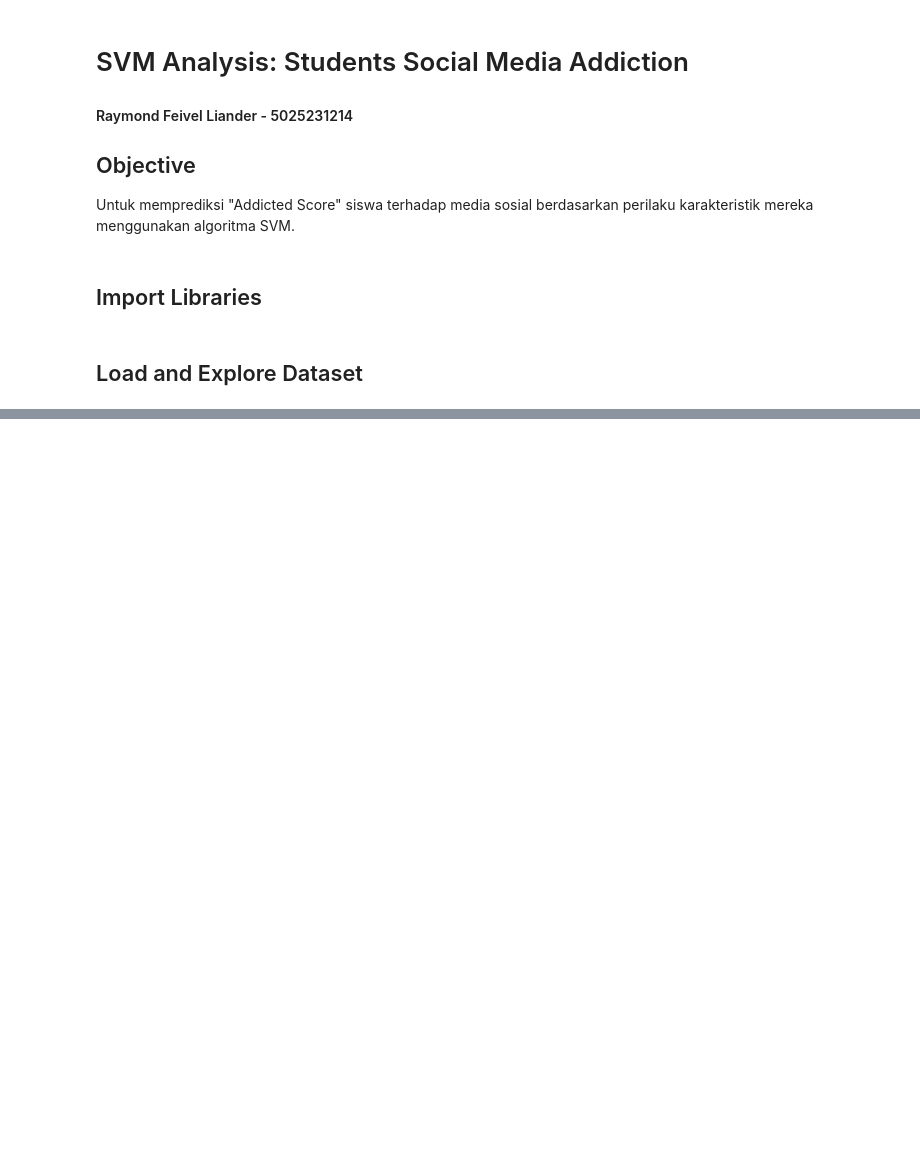
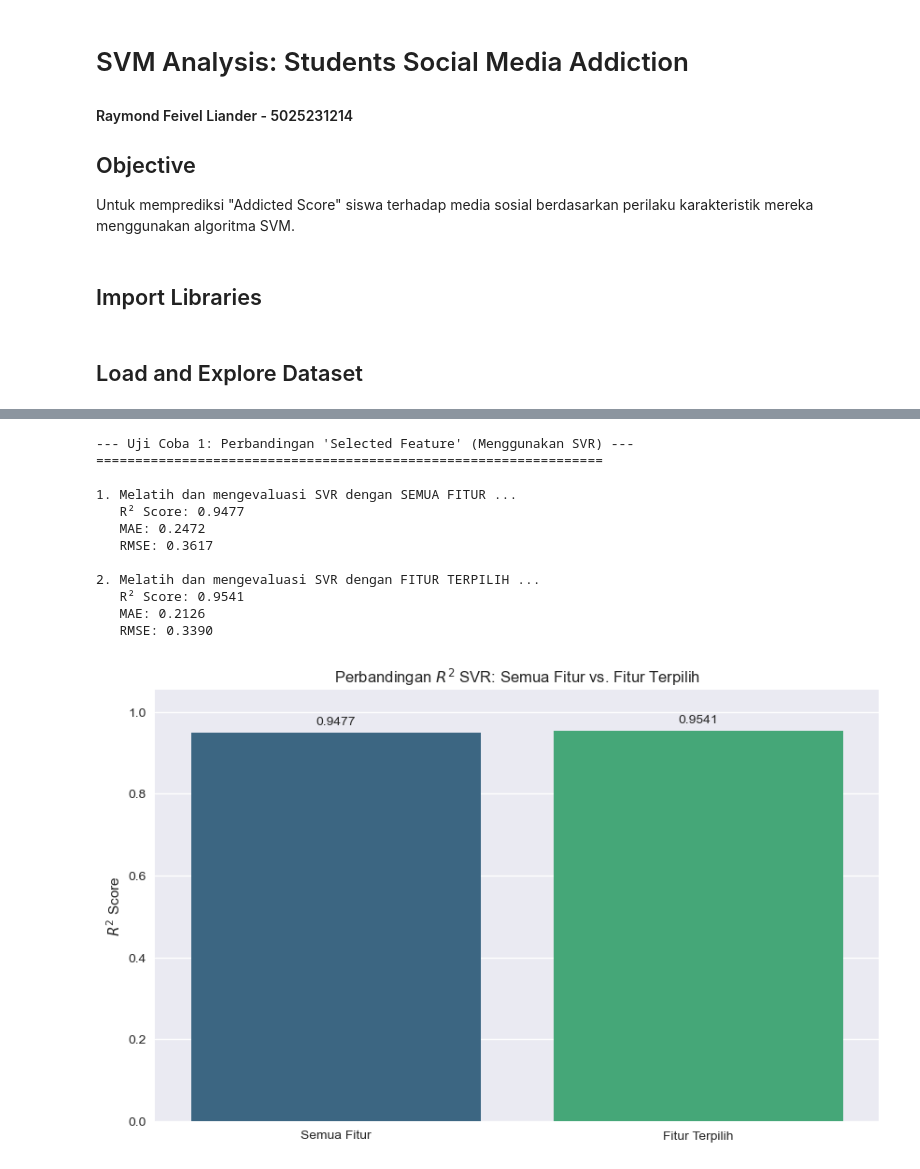
Before and after one commit to tsaqifimtinan/finalproject-kel-8-pm-d, a Jupyter notebook: svm/svm_analysis.ipynb, the cells around one changed output, grey strips where cells are left out. Drawn from its saved outputs; the diff is of its cells as text; code cells hidden in the pictures; blank space fills up the shorter version.

```diff
--- a/svm/svm_analysis.ipynb
+++ b/svm/svm_analysis.ipynb
@@ -249,0 +99,80 @@ Eksperimen seleksi fitur selesai.
+# %%
+# --- Uji Coba 1: Perbandingan "Selected Feature" ---
+print("\n--- Uji Coba 1: Perbandingan 'Selected Feature') ---")
+print("=" * 65)
+
+X_selected = X_all[selected_features] # Mengambil subset dari X_all yang sudah bersih
+
+# Split data into training and testing sets
+# Menggunakan random_state tetap untuk reproduksibilitas
+X_train_all, X_test_all, y_train, y_test = train_test_split(X_all, y, test_size=0.2, random_state=42)
+X_train_selected, X_test_selected, _, _ = train_test_split(X_selected, y, test_size=0.2, random_state=42) # y_train dan y_test sama
+
+# Dictionary untuk menyimpan hasil
+results_uc1 = {}
+
+# Inisialisasi model SVR (menggunakan parameter default)
+svr_model_all = SVR()
+svr_model_selected = SVR()
+
+# Latih dan evaluasi model dengan SEMUA FITUR (yang sudah numerik)
+print("\n1. Melatih dan mengevaluasi SVR dengan SEMUA FITUR ...")
+svr_model_all.fit(X_train_all, y_train)
+y_pred_all = svr_model_all.predict(X_test_all)
+r2_all_features = r2_score(y_test, y_pred_all)
+mae_all_features = mean_absolute_error(y_test, y_pred_all)
+rmse_all_features = np.sqrt(mean_squared_error(y_test, y_pred_all))
+results_uc1['Semua Fitur'] = {'R2': r2_all_features, 'MAE': mae_all_features, 'RMSE': rmse_all_features, 'n_features': X_train_all.shape[1]}
+print(f"   R² Score: {r2_all_features:.4f}")
+print(f"   MAE: {mae_all_features:.4f}")
+print(f"   RMSE: {rmse_all_features:.4f}")
+
+# Latih dan evaluasi model dengan FITUR TERPILIH
+print("\n2. Melatih dan mengevaluasi SVR dengan FITUR TERPILIH ...")
+svr_model_selected.fit(X_train_selected, y_train)
+y_pred_selected = svr_model_selected.predict(X_test_selected)
+r2_selected_features = r2_score(y_test, y_pred_selected)
+mae_selected_features = mean_absolute_error(y_test, y_pred_selected)
+rmse_selected_features = np.sqrt(mean_squared_error(y_test, y_pred_selected))
+results_uc1['Fitur Terpilih'] = {'R2': r2_selected_features, 'MAE': mae_selected_features, 'RMSE': rmse_selected_features, 'n_features': X_train_selected.shape[1]}
+print(f"   R² Score: {r2_selected_features:.4f}")
+print(f"   MAE: {mae_selected_features:.4f}")
+print(f"   RMSE: {rmse_selected_features:.4f}")
+
+# Plotting R^2 comparison for Uji Coba 1
+plt.figure(figsize=(10, 6))
+r2_scores_uc1 = {k: v['R2'] for k, v in results_uc1.items()}
+sns.barplot(x=list(r2_scores_uc1.keys()), y=list(r2_scores_uc1.values()), hue=list(r2_scores_uc1.keys()), palette='viridis', legend=False)
+plt.title('Perbandingan $R^2$ SVR: Semua Fitur vs. Fitur Terpilih')
+plt.ylabel('$R^2$ Score')
+plt.ylim(min(0, min(r2_scores_uc1.values()) - 0.1), max(1, max(r2_scores_uc1.values()) + 0.1))
+for index, value in enumerate(list(r2_scores_uc1.values())):
+    plt.text(index, value + 0.02, f'{value:.4f}', ha='center')
+plt.show()
+
+# Ringkasan Hasil Uji Coba 1
+print("\n--- Ringkasan Hasil Uji Coba 1 ---")
+print(f"\n{'Skenario Fitur':<20} {'R² Score':<12} {'MAE':<10} {'RMSE':<10} {'Jumlah Fitur':<15}")
+print("-" * 70)
+for scenario, metrics in results_uc1.items():
+    print(f"{scenario:<20} {metrics['R2']:<12.4f} {metrics['MAE']:<10.4f} {metrics['RMSE']:<10.4f} {metrics['n_features']:<15}")
+
+# Tentukan set fitur mana yang berkinerja lebih baik untuk uji coba berikutnya
+best_features_scenario_uc1 = 'Fitur Terpilih' if r2_selected_features >= r2_all_features else 'Semua Fitur'
+X_for_uc2 = X_selected.copy() if r2_selected_features >= r2_all_features else X_all.copy()
+
+print(f"\nKESIMPULAN UJI COBA 1: Untuk Uji Coba 2, kita akan menggunakan '{best_features_scenario_uc1}' karena memberikan R² yang lebih tinggi.")
+# %% [output]
+--- Uji Coba 1: Perbandingan 'Selected Feature' (Menggunakan SVR) ---
+=================================================================
+
+1. Melatih dan mengevaluasi SVR dengan SEMUA FITUR ...
+   R² Score: 0.9477
+   MAE: 0.2472
+   RMSE: 0.3617
+
+2. Melatih dan mengevaluasi SVR dengan FITUR TERPILIH ...
+   R² Score: 0.9541
+   MAE: 0.2126
+   RMSE: 0.3390
+[figure, added]
```
Also changed, not shown: parts of 22 cells of this notebook.
